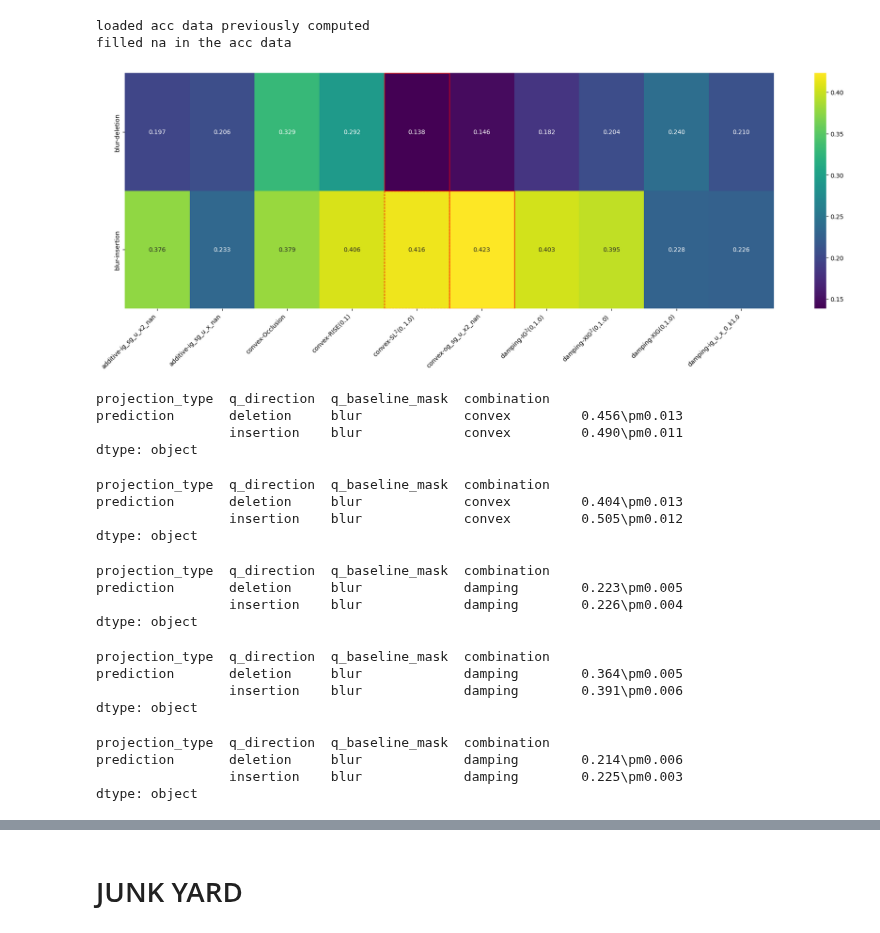
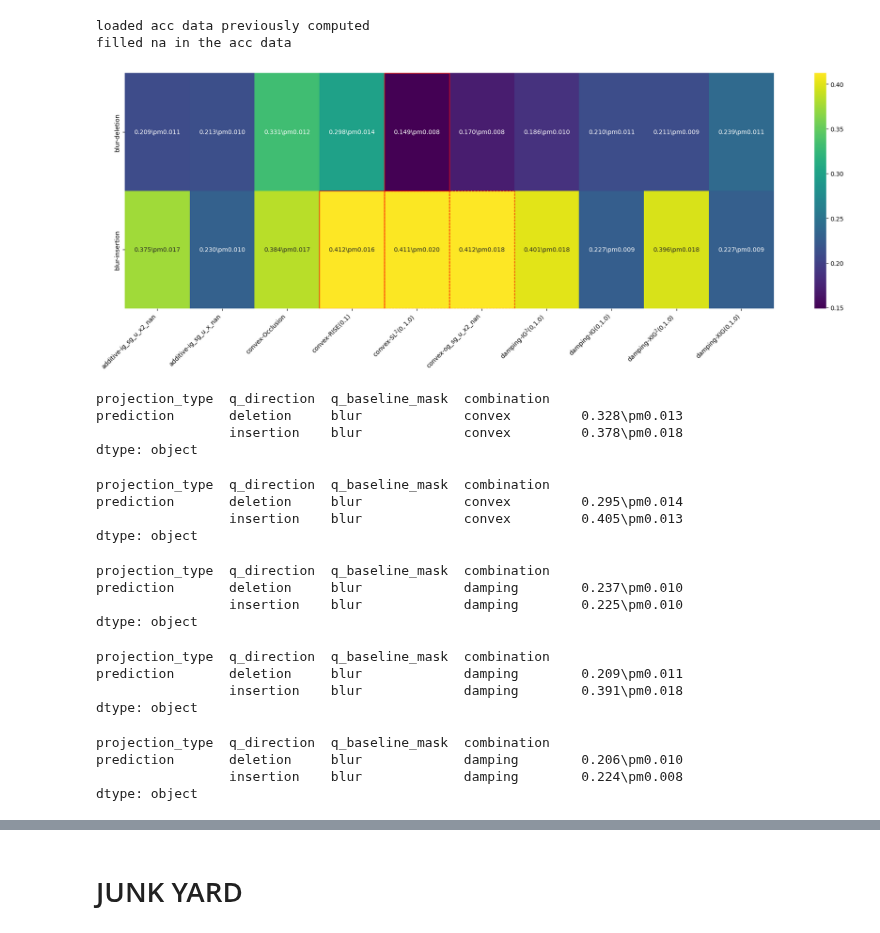
Before and after one commit to Amir-Mehrpanah/On-Spectral-Properties-of-Gradient-based-Explanation-Methods-ECCV24, a Jupyter notebook: experiments/experiment_8.ipynb, the cells around one changed output, grey strips where cells are left out. Saved outputs shown, nothing was run; the diff lists cells and outputs as text; code cells hidden in the pictures.

```diff
--- a/experiments/experiment_8.ipynb
+++ b/experiments/experiment_8.ipynb
@@ -24,8 +18,18 @@ imshow_args = {"cmap": "jet"}
 # %% [output]
 /proj/azizpour-group/users/x_amime/projects/an_explanation_model
 # %%
-path_to_acc_data = "outputs/processed/8/8_acc_data.csv"
-static_key = "ig_u_x2_0_1.0"
+# run this without ? to compute aucs for an experiment
+# run this with ? to merge
+# run this with ? twice to merge aucs accross experiments
+save_metadata_dir = "outputs/metadata/8_?_*/"
+if "?" in save_metadata_dir:
+    path_to_acc_data = "outputs/processed/8/8_acc_data.csv"
+else:
+    index = save_metadata_dir.index("_") + 1
+    num = save_metadata_dir[index]
+    path_to_acc_data = f"outputs/processed/8/8_{num}_acc_data.csv"
+
+static_key = "ig_u_x_0"
 static_combination = "damping"
 index_cols = [
     "alpha_mask_value",
@@ -259,12 +263,13 @@ def significance_test(data: pd.Series):
     target_mean = data["mean"].iloc[target_id]
     target_std = data["std"].iloc[target_id]
     ttests = data.apply(
-        lambda x: ttest(target_mean, target_std, 10, x["mean"], x["std"], 10).pvalue,
+        lambda x: ttest(target_mean, target_std, 20, x["mean"], x["std"], 20).pvalue,
         axis=1,
     )
     ttests = (ttests > 0.05).astype(int)
     ttests.iloc[target_id] = 2
     return ttests
+
 
 ttests = (
     aucs.stack(level=(0, 2, 4))
@@ -288,92 +293,113 @@ fig, axes = plt.subplots(
     sharey=True,
 )
 temp = aucs[("mean", "prediction")]
+temp_std = aucs[("std", "prediction")]
+annot = np.array(
+    [
+        rf"{m:.3f}\pm{s:.3f}"
+        for m, s in zip(
+            temp.values.ravel(),
+            temp_std.values.ravel(),
+        )
+    ]
+).reshape(np.shape(temp.values))
+
 sns.heatmap(
     temp.T,
-    annot=True,
-    fmt=".3f",
+    annot=annot.T,
+    fmt="",
     ax=axes,
     cmap="viridis",
 )
 
 # rotate labes
 
 axes.set_xticklabels(axes.get_xticklabels(), rotation=45, ha="right")
 axes.set_xlabel("")
 axes.set_ylabel("")
 
 
 # highlight the significant differences
 def add_patches(_ttests, ax):
     for i in range(_ttests.loc["prediction"].shape[0]):
         for j in range(_ttests.loc["prediction"].shape[1]):
             if _ttests.loc["prediction"].iloc[i, j] == 1:
                 ax.add_patch(
                     plt.Rectangle(
                         (j, i), 1, 1, fill=False, edgecolor="red", linestyle="dashed"
                     )
                 )
             elif _ttests.loc["prediction"].iloc[i, j] == 2:
                 ax.add_patch(plt.Rectangle((j, i), 1, 1, fill=False, edgecolor="red"))
 
 
 add_patches(ttests.T, ax=axes)
-# plt.savefig("outputs/figures/8_auc_heatmap.pdf", bbox_inches="tight")
+plt.savefig("outputs/figures/8_vitresent_auc_heatmap.pdf", bbox_inches="tight")
 # %% [output]
-[figure, old version]
+[figure, new version]
 # %%
-occlusion = aucs.loc["ig_occlusion_u_x_nan",(slice(None),"prediction",slice(None),"blur","convex")].unstack(level=0)
+occlusion = aucs.loc[
+    "ig_occlusion_u_x_nan", (slice(None), "prediction", slice(None), "blur", "convex")
+].unstack(level=0)
 # make it like mean+-std
 occlusion = occlusion.map(f_)
 occlusion = occlusion.apply(lambda x: f"{x['mean']}\\pm{x['std']}", axis=1)
 occlusion
 # %% [output]
 projection_type  q_direction  q_baseline_mask  combination
-prediction       deletion     blur             convex         0.456\pm0.013
-                 insertion    blur             convex         0.490\pm0.011
+prediction       deletion     blur             convex         0.328\pm0.013
+                 insertion    blur             convex         0.378\pm0.018
 dtype: object
 # %%
-rise = aucs.loc["ig_rise_u_x_0.1",(slice(None),"prediction",slice(None),"blur","convex")].unstack(level=0)
+rise = aucs.loc[
+    "ig_rise_u_x_0.1", (slice(None), "prediction", slice(None), "blur", "convex")
+].unstack(level=0)
 # make it like mean+-std
 rise = rise.map(f_)
 rise = rise.apply(lambda x: f"{x['mean']}\\pm{x['std']}", axis=1)
 rise
 # %% [output]
 projection_type  q_direction  q_baseline_mask  combination
-prediction       deletion     blur             convex         0.404\pm0.013
-                 insertion    blur             convex         0.505\pm0.012
+prediction       deletion     blur             convex         0.295\pm0.014
+                 insertion    blur             convex         0.405\pm0.013
 dtype: object
 # %%
-xig = aucs.loc["ig_u_x_i_0_1.0",(slice(None),"prediction",slice(None),"blur","damping")].unstack(level=0)
+xig = aucs.loc[
+    "ig_u_x_i_0_1.0", (slice(None), "prediction", slice(None), "blur", "damping")
+].unstack(level=0)
 # make it like mean+-std
 xig = xig.map(f_)
 xig = xig.apply(lambda x: f"{x['mean']}\\pm{x['std']}", axis=1)
 xig
 # %% [output]
 projection_type  q_direction  q_baseline_mask  combination
-prediction       deletion     blur             damping        0.223\pm0.005
-                 insertion    blur             damping        0.226\pm0.004
+prediction       deletion     blur             damping        0.237\pm0.010
+                 insertion    blur             damping        0.225\pm0.010
 dtype: object
 # %%
-xig2 = aucs.loc["ig_u_x2_i_0_1.0",(slice(None),"prediction",slice(None),"blur","damping")].unstack(level=0)
+xig2 = aucs.loc[
+    "ig_u_x2_i_0_1.0", (slice(None), "prediction", slice(None), "blur", "damping")
+].unstack(level=0)
 # make it like mean+-std
 xig2 = xig2.map(f_)
 xig2 = xig2.apply(lambda x: f"{x['mean']}\\pm{x['std']}", axis=1)
 xig2
 # %% [output]
 projection_type  q_direction  q_baseline_mask  combination
-prediction       deletion     blur             damping        0.364\pm0.005
-                 insertion    blur             damping        0.391\pm0.006
+prediction       deletion     blur             damping        0.209\pm0.011
+                 insertion    blur             damping        0.391\pm0.018
 dtype: object
 # %%
-ig = aucs.loc["ig_u_x_0_1.0",(slice(None),"prediction",slice(None),"blur","damping")].unstack(level=0)
+ig = aucs.loc[
+    "ig_u_x_0_1.0", (slice(None), "prediction", slice(None), "blur", "damping")
+].unstack(level=0)
 # make it like mean+-std
 ig = ig.map(f_)
 ig = ig.apply(lambda x: f"{x['mean']}\\pm{x['std']}", axis=1)
 ig
 # %% [output]
 projection_type  q_direction  q_baseline_mask  combination
-prediction       deletion     blur             damping        0.214\pm0.006
-                 insertion    blur             damping        0.225\pm0.003
+prediction       deletion     blur             damping        0.206\pm0.010
+                 insertion    blur             damping        0.224\pm0.008
 dtype: object
 # %%
```
Also changed, not shown: parts of 25 cells of this notebook, 8 other files.
